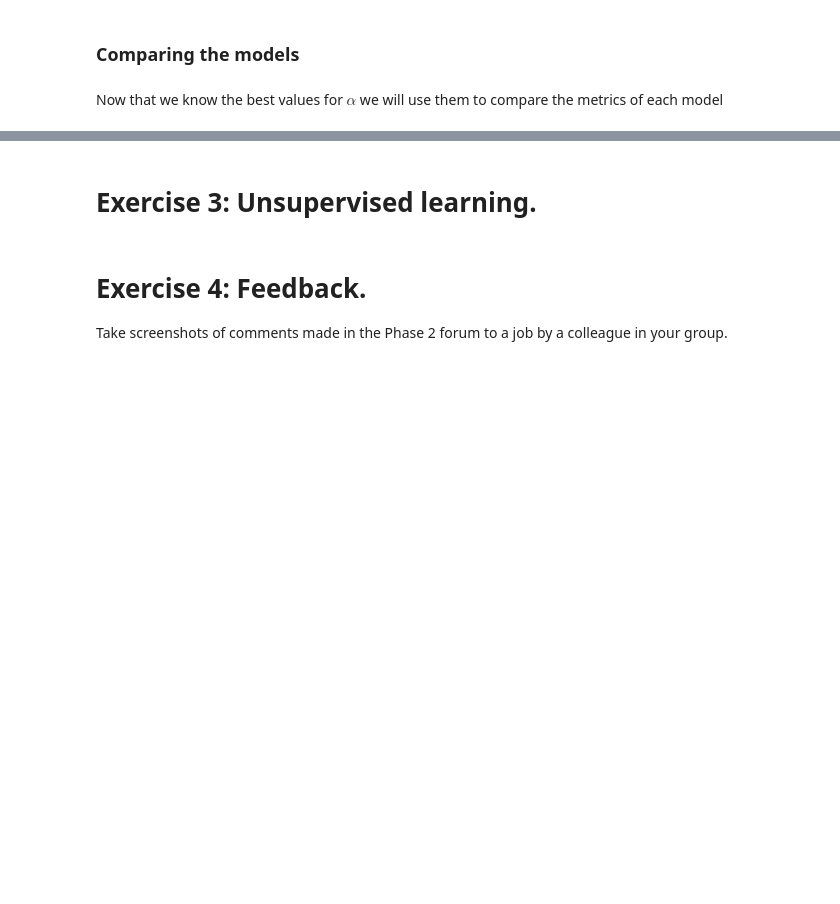
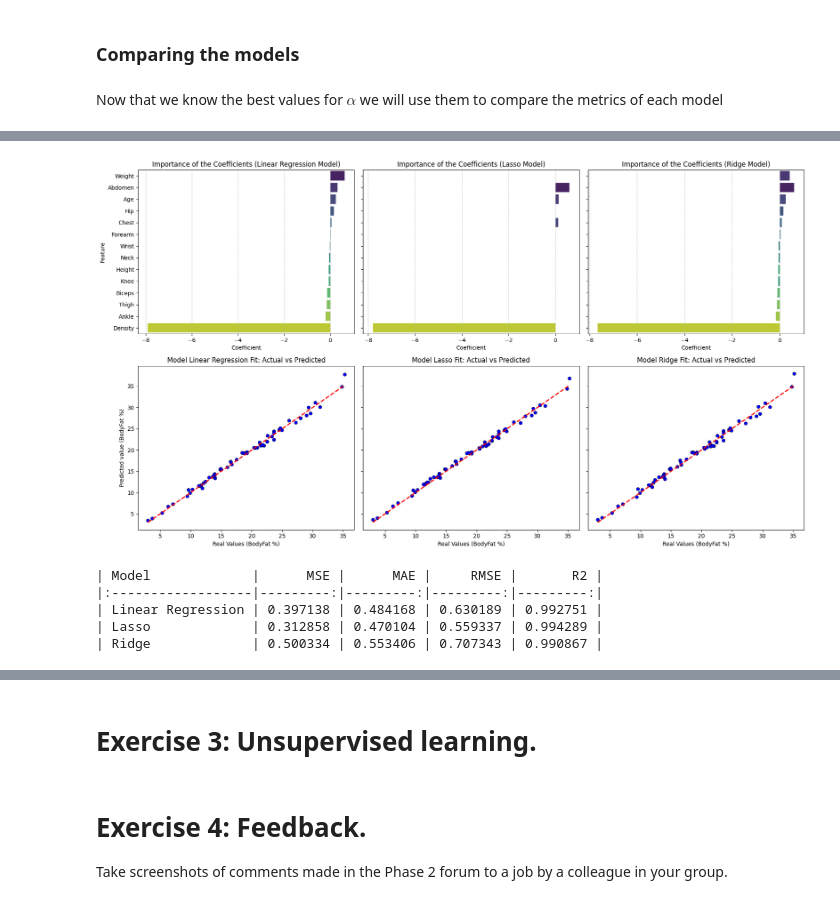
Before and after one commit to Jero2110/Advanced-ML---Phase-2, a Jupyter notebook: 02. Analysis/G01_Jeronimo_Ramos_Phase2.ipynb, the cells around one changed output, grey strips where cells are left out. Drawn from its saved outputs; the diff is of its cells as text; code cells hidden in the pictures; blank space fills up the shorter version.

Commit message:
Progress in Excercise 2, almost done with regression

```diff
--- a/02. Analysis/G01_Jeronimo_Ramos_Phase2.ipynb
+++ b/02. Analysis/G01_Jeronimo_Ramos_Phase2.ipynb
@@ -335,0 +272,65 @@ plt.show()
+# %%
+models = {"Linear Regression": LinearRegression(),
+          "Lasso": Lasso(alpha=0.0886),
+          "Ridge": Ridge(alpha=1.6238)
+          }
+
+results = []
+
+fig, axes = plt.subplots(nrows=2, ncols=3, figsize=(18, 10), sharey='row')
+
+for i, (name, model) in enumerate(models.items()):
+
+    pipe = Pipeline(steps=[
+        ('scaler', StandardScaler()),
+        ('model', model)
+    ])
+    pipe.fit(X_train, y_train)
+    y_pred = pipe.predict(X_test)
+
+    # Calculate the metrics
+    mse = mean_squared_error(y_test, y_pred)
+    mae = mean_absolute_error(y_test, y_pred)
+    rmse = np.sqrt(mse)
+    r2 = r2_score(y_test, y_pred)
+
+    results.append([name, mse, mae, rmse, r2])
+
+    # Now we want to graph the importance of each coefficient and the difference between the
+    # model predictions and the test values
+
+    # First we get the column names and each component
+    feature_names = X.columns
+    model_coefficients = pipe.named_steps['model'].coef_
+
+    # Subplot 1: Coefficients
+    coef_df = pd.DataFrame({'Feature': feature_names, 'Coefficient': model_coefficients})
+    coef_df = coef_df.sort_values(by='Coefficient', ascending=False)
+
+    sns.barplot(x='Coefficient', y='Feature', data=coef_df, hue='Feature', palette='viridis', legend=False, ax=axes[0, i])
+    axes[0, i].set_title(f'Importance of the Coefficients ({name} Model)')
+    axes[0, i].grid(axis='x', linestyle='--', alpha=0.7)
+    if i > 0: axes[0, i].set_ylabel("")
+
+    # Subplot 2: Real values VS. Predicted
+    sns.scatterplot(x=y_test, y=y_pred, color='blue', edgecolors='k', ax=axes[1, i])
+
+    # Perfect regression line (where prediction == real)
+    axes[1, i].plot([y_test.min(), y_test.max()], [y_test.min(), y_test.max()], 'r--', lw=2)
+    axes[1, i].set_xlabel('Real Values (BodyFat %)')
+    if i == 0: axes[1, i].set_ylabel("Predicted value (BodyFat %)")
+    axes[1, i].set_title(f'Model {name} Fit: Actual vs Predicted')
+
+plt.tight_layout()
+plt.show()
+
+# We create the comparative table
+df_results = pd.DataFrame(results, columns=['Model', 'MSE', 'MAE', 'RMSE', 'R2'])
+print(df_results.to_markdown(index=False))
+# %% [output]
+[figure, added]
+| Model             |      MSE |      MAE |     RMSE |       R2 |
+|:------------------|---------:|---------:|---------:|---------:|
+| Linear Regression | 0.397138 | 0.484168 | 0.630189 | 0.992751 |
+| Lasso             | 0.312858 | 0.470104 | 0.559337 | 0.994289 |
+| Ridge             | 0.500334 | 0.553406 | 0.707343 | 0.990867 |
```
Also changed, not shown: parts of 3 cells of this notebook.
